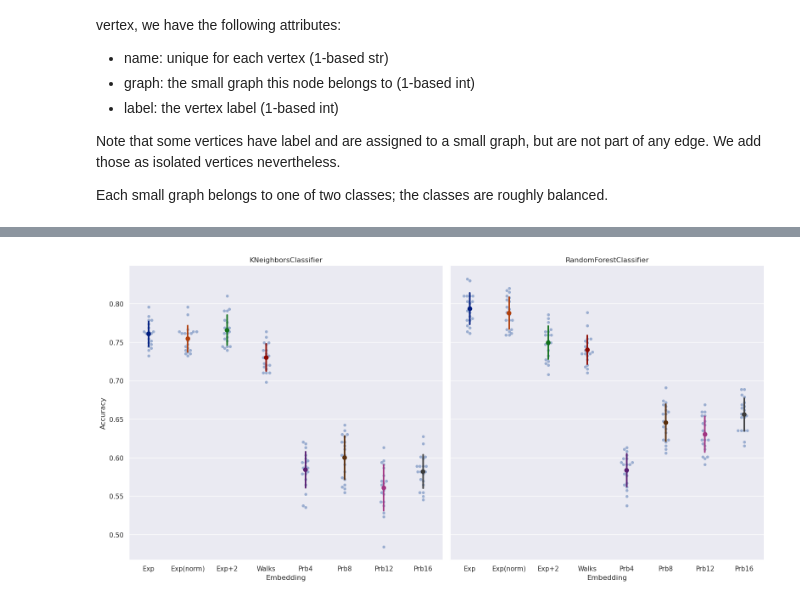
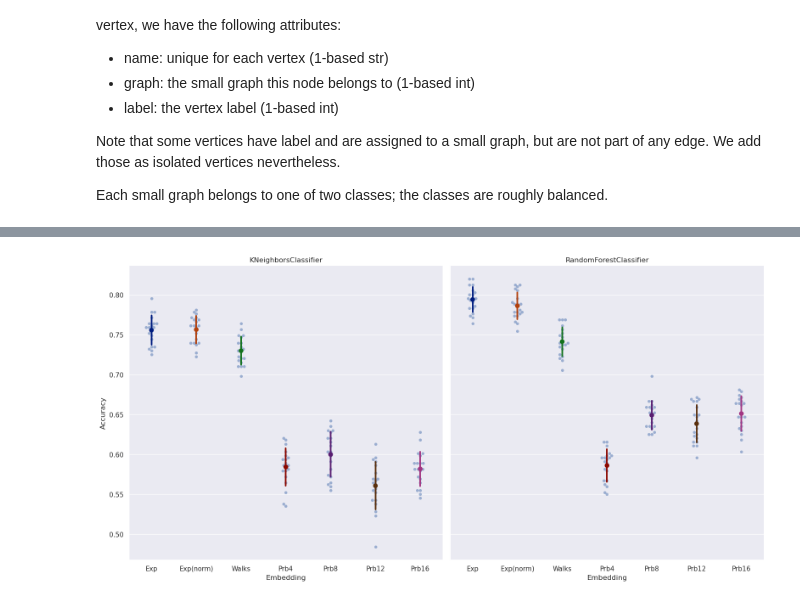
Before and after one commit to ftheberge/EmbeddingOfGraphs, a Jupyter notebook: Notebooks/graph-embedding-NCI-classify.ipynb, the cells around one changed output, grey strips where cells are left out. Cells and saved outputs as stored; diff of their text form; code cells hidden in the pictures.

```diff
--- a/Notebooks/graph-embedding-NCI-classify.ipynb
+++ b/Notebooks/graph-embedding-NCI-classify.ipynb
@@ -51,8 +51,10 @@ with open(fn_graph_label) as f:
     graph_labels = [int(x.strip()) for x in f.readlines()]
 # %%
 import pickle
+#with open('features_NCI1.pkl','rb') as fp:
+#    graph_awe_matrix_0, graph_awe_matrix_norm_0, graph_awe_matrix_1, graph_awe_matrix_2, graph_awe_matrix_svd_1, graph_awe_matrix_svd_2 = pickle.load(fp)
 with open('features_NCI1.pkl','rb') as fp:
-    graph_awe_matrix_0, graph_awe_matrix_norm_0, graph_awe_matrix_1, graph_awe_matrix_2, graph_awe_matrix_svd_1, graph_awe_matrix_svd_2 = pickle.load(fp)
+    graph_awe_matrix_0, graph_awe_matrix_norm_0 = pickle.load(fp)
 with open('walks_NCI1.pkl','rb') as fp:
     walks_awe_matrix, walks_awe_matrix_norm = pickle.load(fp)
 with open('probes_4_NCI1.pkl','rb') as fp:
@@ -95,7 +97,7 @@ feature_sets_norm = {
     "Expander normalized":  graph_awe_matrix_norm_0,
 #    "W1": graph_awe_matrix_1,
 #    "W1s": graph_awe_matrix_svd_1,
-    "Expander+2": graph_awe_matrix_2,
+#    "Expander+2": graph_awe_matrix_2,
 #    "W2s": graph_awe_matrix_svd_2,
     "Walks": walks_awe_matrix,
 #    "Walks normalized": walks_awe_matrix_norm,
@@ -150,33 +152,33 @@ g.map_dataframe(
         "Expander normalized",
 #        "W1",
 #        "W1s",
-        "Expander+2",
+#        "Expander+2",
 #        "W2s",
         "Walks",
 #        "Walks normalized",
         "Probes_4",
         "Probes_8",
         "Probes_12",
         "Probes_16"
     ],
     ci="sd",
     # zorder=2,
     scale=0.9,
 )
 g.set_titles(col_template="{col_name}")
 g.set_xticklabels([
         "Exp",
         "Exp(norm)",
 #        "W1",
 #        "W1s",
-        "Exp+2",
+#        "Exp+2",
 #        "W2s",
         "Walks",
 #        "Wkn",
         "Prb4",
         "Prb8",
         "Prb12",
         "Prb16"
     ]);
 # %% [output]
-[figure, old version]
+[figure, new version]
```
Also changed, not shown: parts of 1 cell of this notebook, 2 other files.
